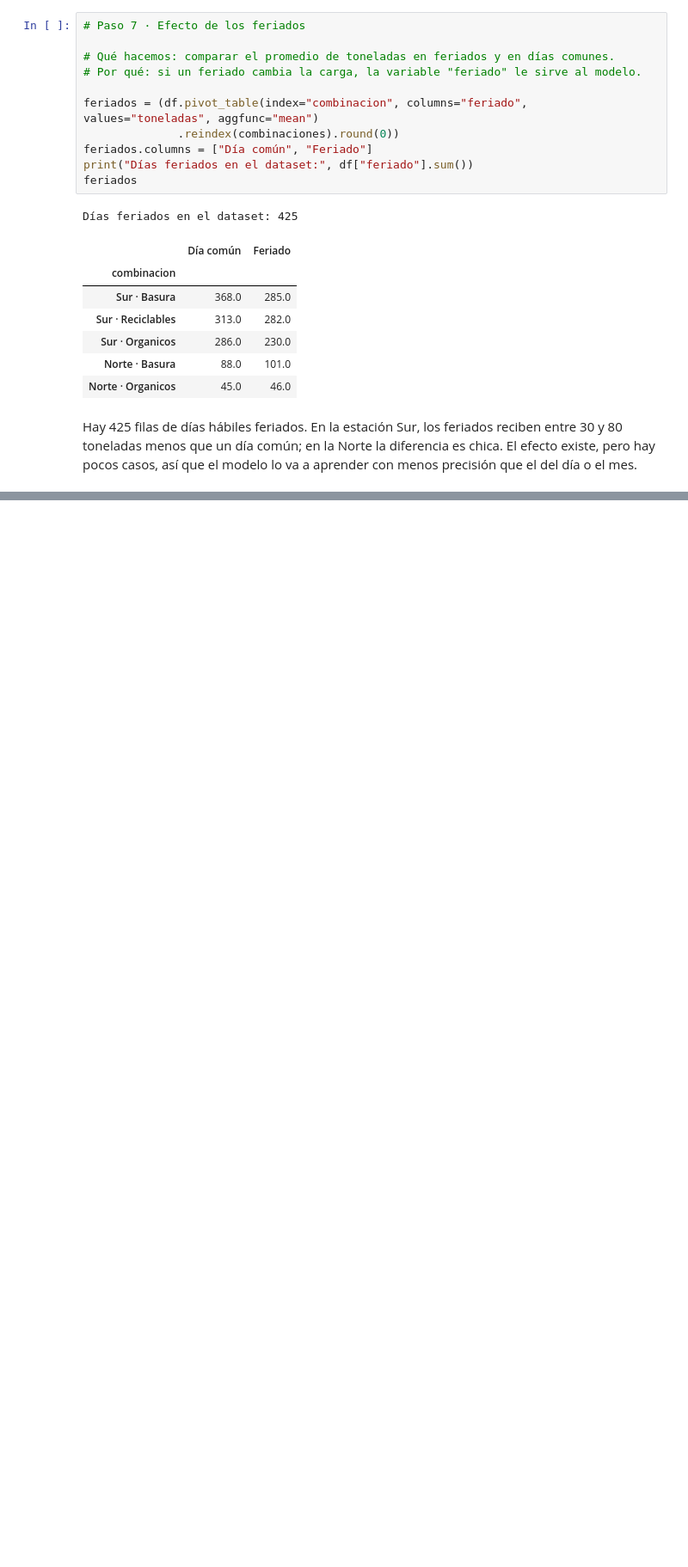
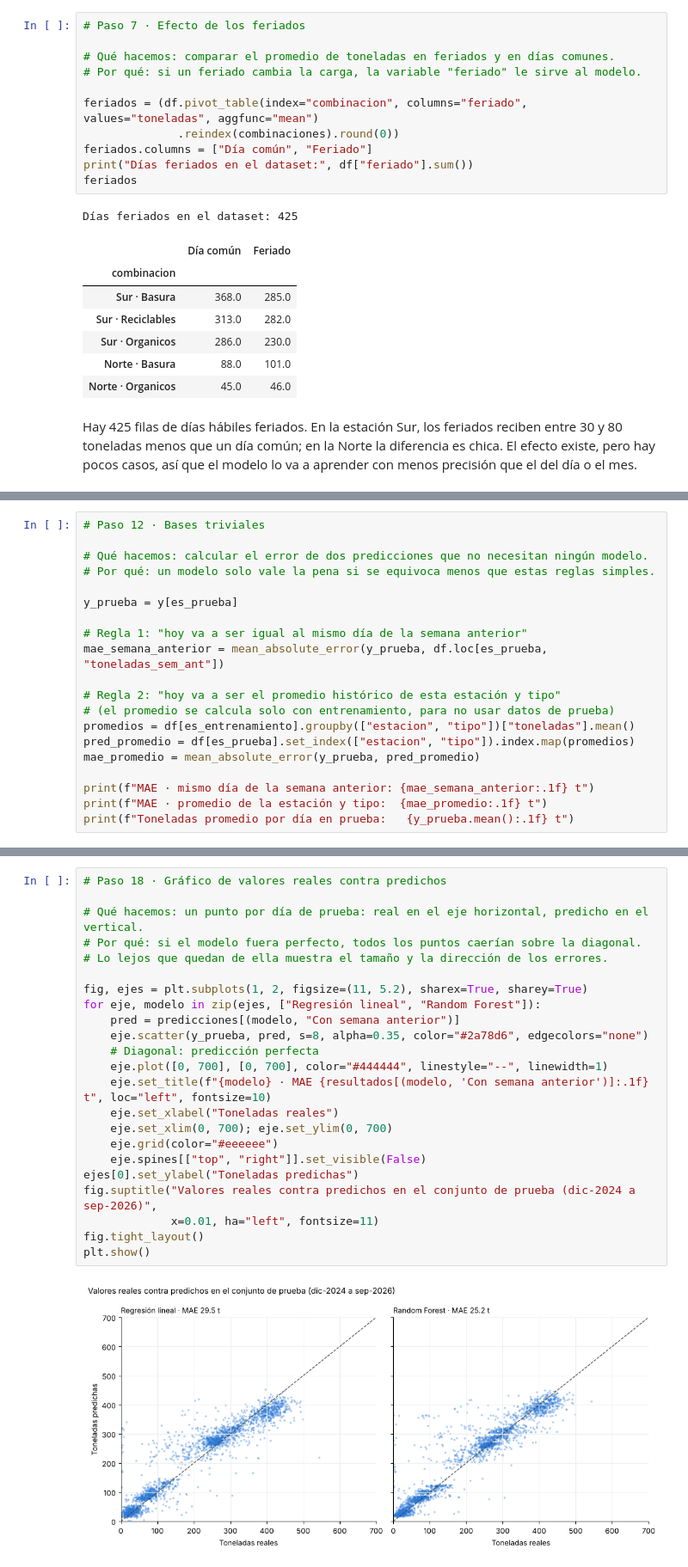
Before and after one commit to Naccho27/tp-predictivos, a Jupyter notebook: notebooks/03_regresion_rf.ipynb, the cells around one changed output, grey strips where cells are left out. Shown at 86% size. Saved outputs shown, nothing was run; the diff lists cells and outputs as text; blank space fills up the shorter version.

```diff
--- a/notebooks/03_regresion_rf.ipynb
+++ b/notebooks/03_regresion_rf.ipynb
@@ -208,0 +292,20 @@ Hay 425 filas de días hábiles feriados. En la estación Sur, los feriados reci
+# %%
+# Paso 12 · Bases triviales
+
+# Qué hacemos: calcular el error de dos predicciones que no necesitan ningún modelo.
+# Por qué: un modelo solo vale la pena si se equivoca menos que estas reglas simples.
+
+y_prueba = y[es_prueba]
+
+# Regla 1: "hoy va a ser igual al mismo día de la semana anterior"
+mae_semana_anterior = mean_absolute_error(y_prueba, df.loc[es_prueba, "toneladas_sem_ant"])
+
+# Regla 2: "hoy va a ser el promedio histórico de esta estación y tipo"
+# (el promedio se calcula solo con entrenamiento, para no usar datos de prueba)
+promedios = df[es_entrenamiento].groupby(["estacion", "tipo"])["toneladas"].mean()
+pred_promedio = df[es_prueba].set_index(["estacion", "tipo"]).index.map(promedios)
+mae_promedio = mean_absolute_error(y_prueba, pred_promedio)
+
+print(f"MAE · mismo día de la semana anterior: {mae_semana_anterior:.1f} t")
+print(f"MAE · promedio de la estación y tipo:  {mae_promedio:.1f} t")
+print(f"Toneladas promedio por día en prueba:   {y_prueba.mean():.1f} t")
@@ -208,0 +475,25 @@ Hay 425 filas de días hábiles feriados. En la estación Sur, los feriados reci
+# %%
+# Paso 18 · Gráfico de valores reales contra predichos
+
+# Qué hacemos: un punto por día de prueba: real en el eje horizontal, predicho en el vertical.
+# Por qué: si el modelo fuera perfecto, todos los puntos caerían sobre la diagonal.
+# Lo lejos que quedan de ella muestra el tamaño y la dirección de los errores.
+
+fig, ejes = plt.subplots(1, 2, figsize=(11, 5.2), sharex=True, sharey=True)
+for eje, modelo in zip(ejes, ["Regresión lineal", "Random Forest"]):
+    pred = predicciones[(modelo, "Con semana anterior")]
+    eje.scatter(y_prueba, pred, s=8, alpha=0.35, color="#2a78d6", edgecolors="none")
+    # Diagonal: predicción perfecta
+    eje.plot([0, 700], [0, 700], color="#444444", linestyle="--", linewidth=1)
+    eje.set_title(f"{modelo} · MAE {resultados[(modelo, 'Con semana anterior')]:.1f} t", loc="left", fontsize=10)
+    eje.set_xlabel("Toneladas reales")
+    eje.set_xlim(0, 700); eje.set_ylim(0, 700)
+    eje.grid(color="#eeeeee")
+    eje.spines[["top", "right"]].set_visible(False)
+ejes[0].set_ylabel("Toneladas predichas")
+fig.suptitle("Valores reales contra predichos en el conjunto de prueba (dic-2024 a sep-2026)",
+             x=0.01, ha="left", fontsize=11)
+fig.tight_layout()
+plt.show()
+# %% [output]
+[figure, added]
```
Also changed, not shown: parts of 26 cells of this notebook.
